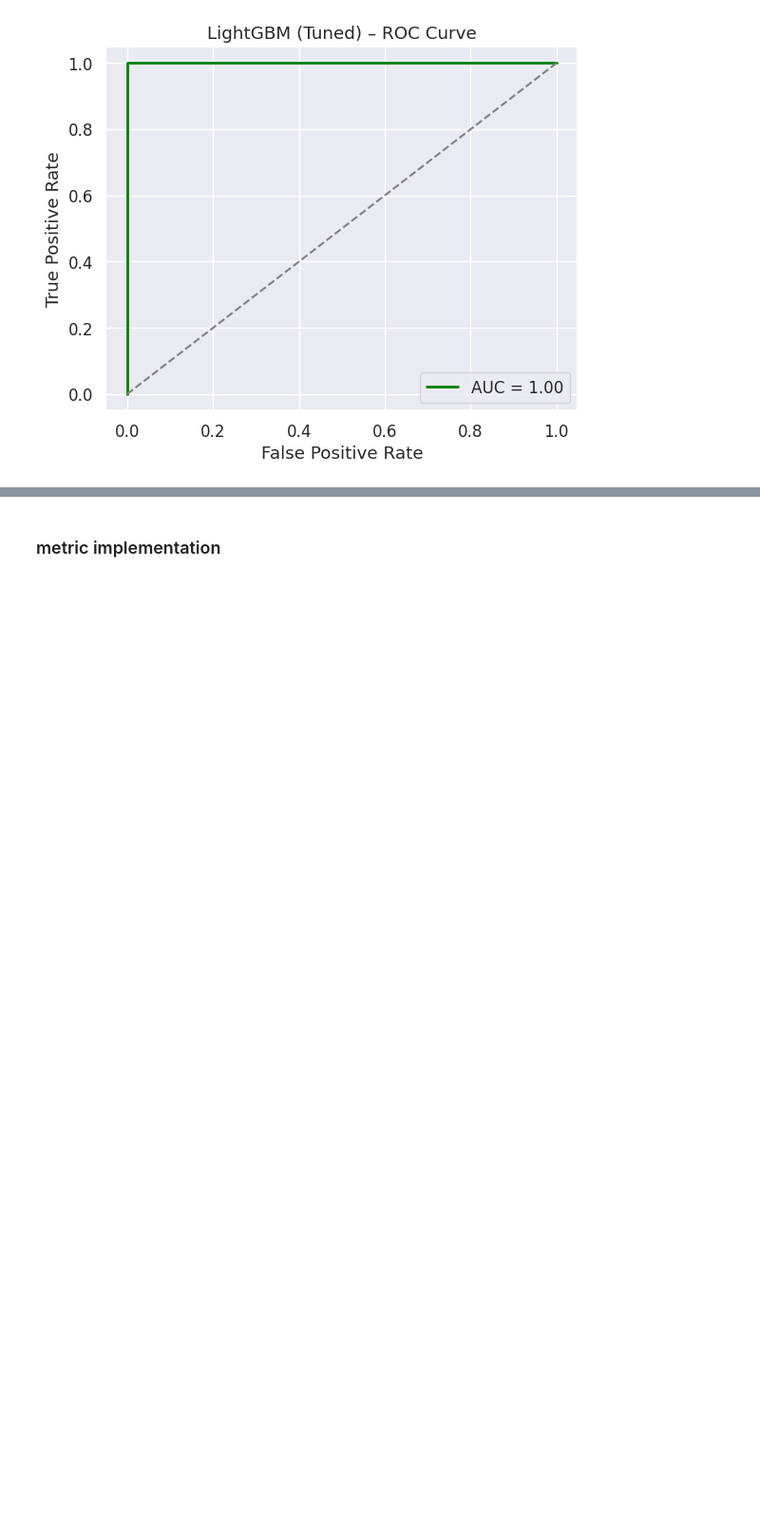
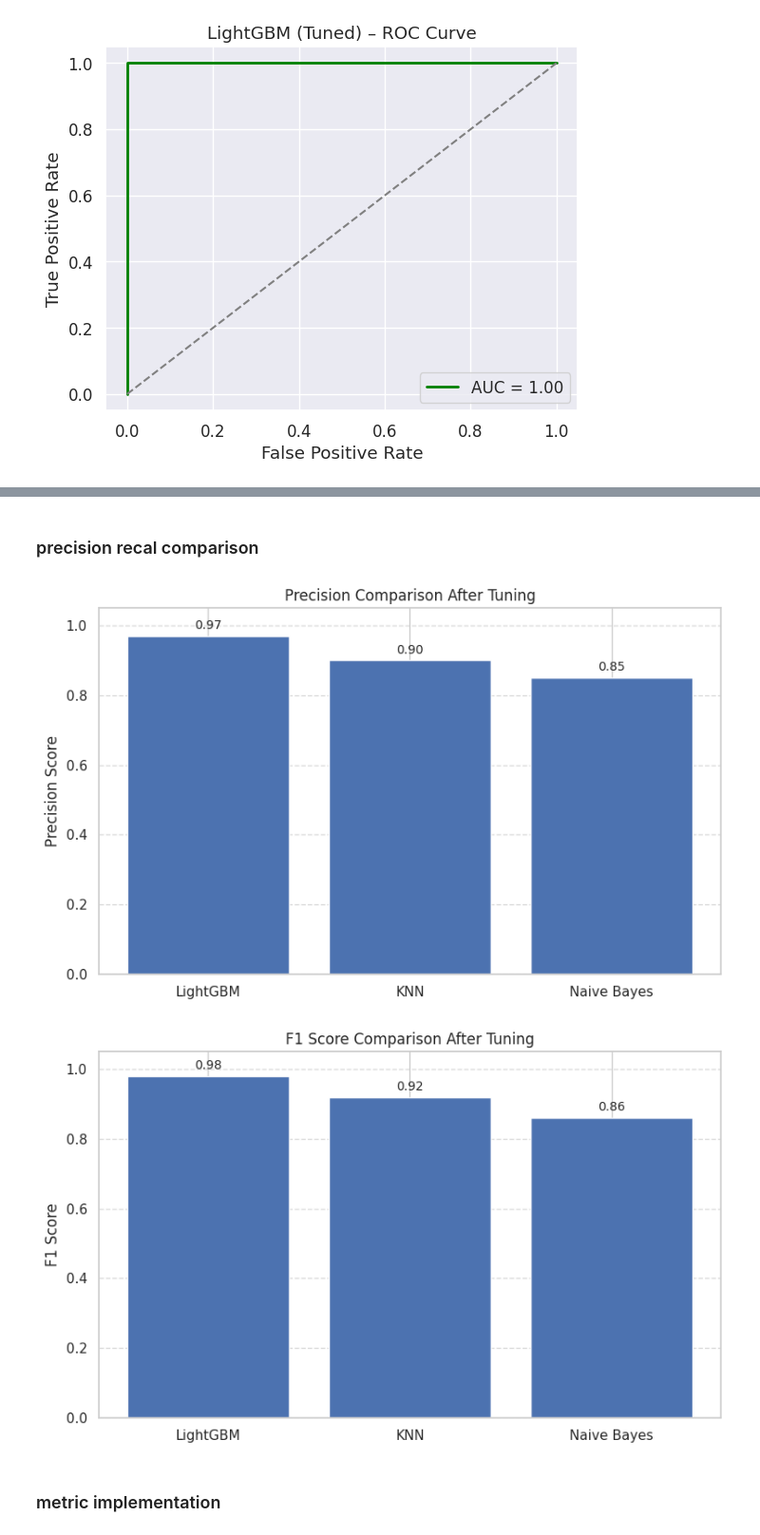
Before and after one commit to hariprasadyerra/project-CKD, a Jupyter notebook: ckd_final_code_.ipynb, the cells around one changed output, grey strips where cells are left out. Shown at 95% size. Saved outputs shown, nothing was run; the diff lists cells and outputs as text; code cells hidden in the pictures; blank space fills up the shorter version.

```diff
--- a/ckd_final_code_.ipynb
+++ b/ckd_final_code_.ipynb
@@ -1053,3 +1078,51 @@ plt.show()
+# %% [markdown]
+### precision recal comparison
+# %%
+import matplotlib.pyplot as plt
+
+# Model names
+models = ['LightGBM', 'KNN', 'Naive Bayes']
+
+# Example scores — replace with actual values if different
+precision_scores = [0.97, 0.90, 0.85]
+f1_scores = [0.98, 0.92, 0.86]
+
+# Plot Precision
+plt.figure(figsize=(8, 5))
+bars = plt.bar(models, precision_scores)
+plt.ylabel('Precision Score')
+plt.title('Precision Comparison After Tuning')
+plt.ylim(0, 1.05)
+
+# Annotate
+for bar in bars:
+    height = bar.get_height()
+    plt.text(bar.get_x() + bar.get_width()/2, height + 0.02, f'{height:.2f}',
+             ha='center', fontsize=10)
+
+plt.grid(axis='y', linestyle='--', alpha=0.7)
+plt.tight_layout()
+plt.show()
+
+# Plot F1-Score
+plt.figure(figsize=(8, 5))
+bars = plt.bar(models, f1_scores)
+plt.ylabel('F1 Score')
+plt.title('F1 Score Comparison After Tuning')
+plt.ylim(0, 1.05)
+
+# Annotate
+for bar in bars:
+    height = bar.get_height()
+    plt.text(bar.get_x() + bar.get_width()/2, height + 0.02, f'{height:.2f}',
+             ha='center', fontsize=10)
+
+plt.grid(axis='y', linestyle='--', alpha=0.7)
+plt.tight_layout()
+plt.show()
+# %% [output]
+[figure, added]
+[figure, added]
 # %% [markdown]
 ### metric implementation
 # %%
```
Also changed, not shown: parts of 2 cells of this notebook.
